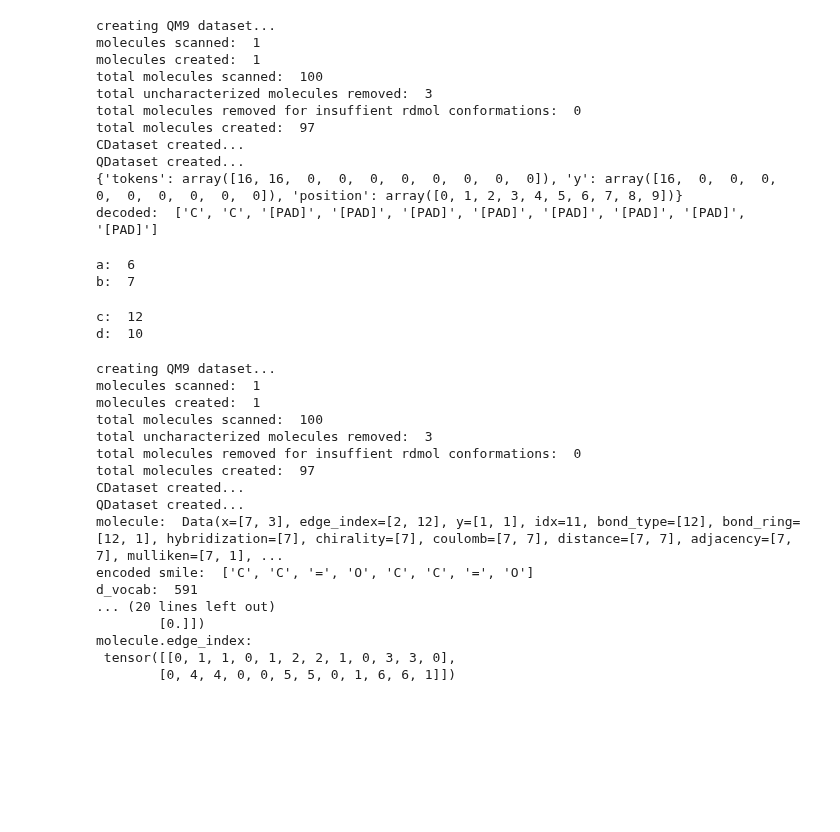
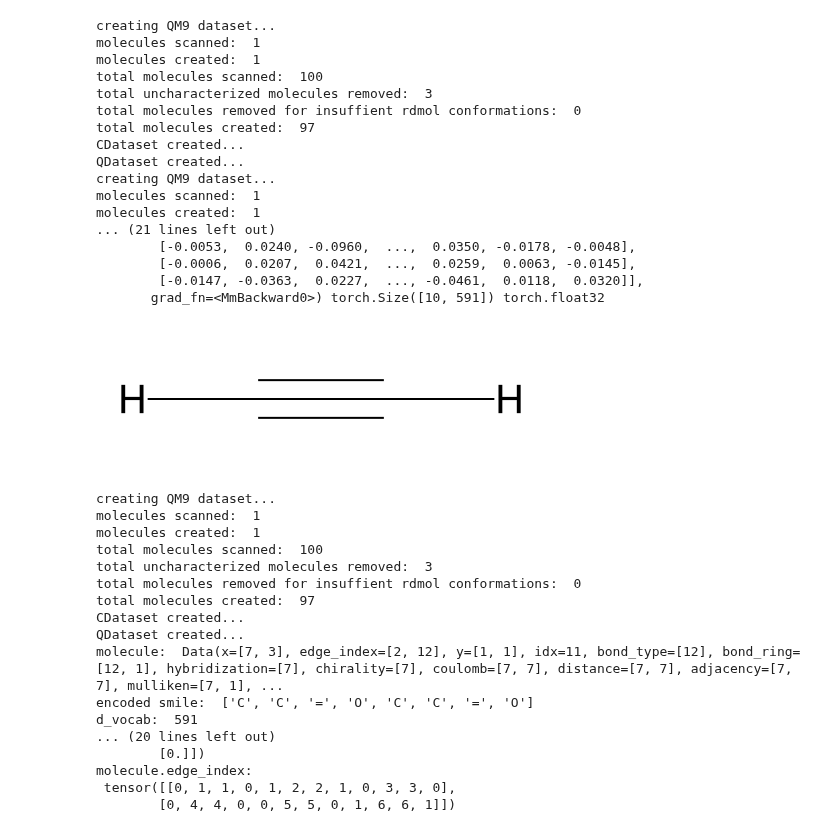
Before and after one commit to icanswim/qchem, a Jupyter notebook: experiment.ipynb, the cells around one changed output. Drawn from its saved outputs; the diff is of its cells as text; code cells hidden in the pictures; blank space fills up the shorter version.

```diff
--- a/experiment.ipynb
+++ b/experiment.ipynb
@@ -67,40 +76,74 @@ d_vocab:  591
 # %%
 # qchem dataset (QM9_seq) returns tokenized and encoded smile sequences
 
 vocab = QM9.vocab
 srt_vocab = SmileReTokenizer.create_srt_vocab()
 d_vocab = len(srt_vocab)
 d_seq = 10
-
 d_vec = 4
 d_model = 4
 
 assert d_model == d_vec
 
 ds_param = {'train_param': {'input_dict': {'tokens': ['tokens']},
-                            'transforms': {'tokens': [Encode(vocab=srt_vocab), Pad1d(d_seq+1)]},
-                            #'filter_on': ('n_atoms','>','8'),
-                            'n': 100, #non-random subset for testing,
-                            #'use_pickle': 'test.pkl', #use pickle if exists otherwise create
-                            'n_conformers': 0,
-                            'vocab' : srt_vocab,
-                            'dict2data': True}}
+                                           'transforms': {'tokens': [Encode(vocab=srt_vocab),
+                                                                     Pad1d(d_seq+1),
+                                                                     AsTensor()]},
+                                           #'filter_on': ('n_atoms','>','8'),
+                                           'n': 100, #non-random subset for testing,
+                                           #'use_pickle': 'test.pkl', #use pickle if exists otherwise create
+                                          'n_conformers': 0,
+                                          'vocab' : srt_vocab,
+                                          'dict2data': True}}
 
 qm9_seq = QM9_seq(**ds_param['train_param'])
 
-print(qm9_seq[1])
+idx = 3
+qm9_seq = QM9_seq(**ds_param['train_param'])
+k = qm9_seq.ds_idx[idx]
+print('k: ', k)
+molecule = qm9_seq[k]
+print('molecule: ', molecule)
+print('d_vocab: ', d_vocab)
+print('smile: ', qm9_seq.ds[k].smile)
+print('canonical smile: ', qm9_seq.ds[k].c_smile)
+decoded = qm9_seq.encoding.decode(qm9_seq[idx]['tokens'].detach().cpu().numpy().tolist())
+print('decoded: ', decoded)
 
-decoded = qm9_seq.encoding.decode(qm9_seq[1]['tokens'])
-print('decoded: ', decoded)
+model_param = {'device': 'cpu',
+               'd_model': d_model, # matches embedding dimension
+               'd_vocab': d_vocab,
+               'n_head': 2,
+               'num_layers': 2,
+               'd_seq': d_seq,
+               'd_vec': d_vec,
+               'embed_param': {'tokens': (d_vocab, d_vec, None, True),
+                               'y': (d_vocab, d_vec, None, True),
+                               'position': (d_seq, d_vec, None, True)}}
+
+gpt = GPT(model_param)
+data = qm9_seq[idx]
+print('data: ', data)
+out = gpt(data)
+print('out: ', out, out.shape, out.dtype)
+
+qm9_seq.ds[k].rdmol
 # %% [output]
 creating QM9 dataset...
 molecules scanned:  1
 molecules created:  1
 total molecules scanned:  100
 total uncharacterized molecules removed:  3
 total molecules removed for insuffient rdmol conformations:  0
 total molecules created:  97
 CDataset created...
 QDataset created...
-{'tokens': array([16, 16,  0,  0,  0,  0,  0,  0,  0,  0]), 'y': array([16,  0,  0,  0,  0,  0,  0,  0,  0,  0]), 'position': array([0, 1, 2, 3, 4, 5, 6, 7, 8, 9])}
-decoded:  ['C', 'C', '[PAD]', '[PAD]', '[PAD]', '[PAD]', '[PAD]', '[PAD]', '[PAD]', '[PAD]']
+creating QM9 dataset...
+molecules scanned:  1
+molecules created:  1
+... (21 lines left out)
+        [-0.0053,  0.0240, -0.0960,  ...,  0.0350, -0.0178, -0.0048],
+        [-0.0006,  0.0207,  0.0421,  ...,  0.0259,  0.0063, -0.0145],
+        [-0.0147, -0.0363,  0.0227,  ..., -0.0461,  0.0118,  0.0320]],
+       grad_fn=<MmBackward0>) torch.Size([10, 591]) torch.float32
+[figure, added]
@@ -117,14 +150,3 @@ class B(A):
-# %%
-data = {'a': 6, 'b': 7, 'c': 12, 'd':10}
-a = A(**data)
-# %% [output]
-a:  6
-b:  7
-# %%
-b = B(**data)
-# %% [output]
-c:  12
-d:  10
 # %%
 d_seq = 3 # dimension sequence
 d_vocab = 50304 # dimension vocabulary
```
Also changed, not shown: parts of 2 cells of this notebook, 1 other file.
